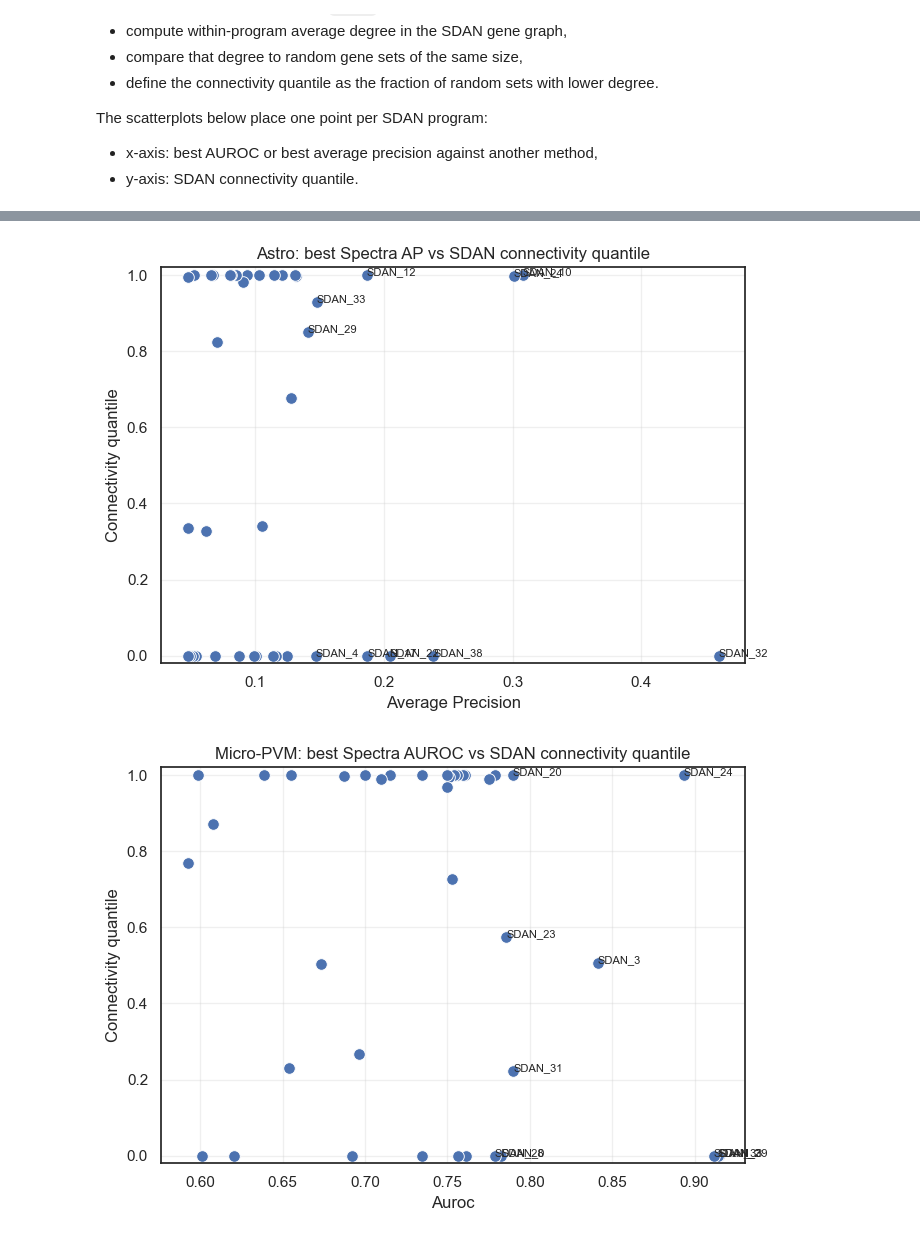
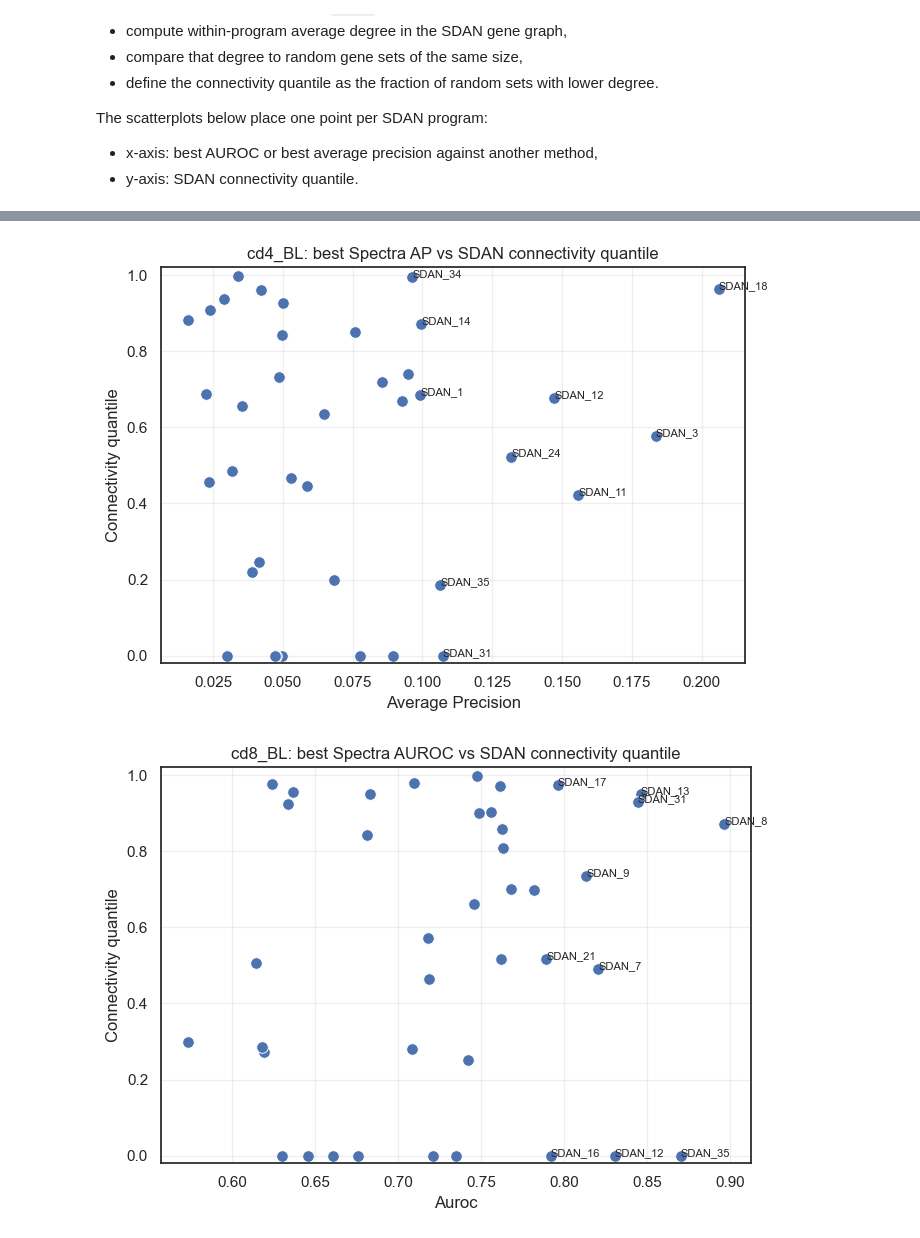
Before and after one commit to Sun-lab/SDAN, a Jupyter notebook: sdan_vs_scired_loading_vectors.ipynb, the cells around one changed output, grey strips where cells are left out. Drawn from its saved outputs; the diff is of its cells as text; code cells hidden in the pictures.

```diff
--- a/sdan_vs_scired_loading_vectors.ipynb
+++ b/sdan_vs_scired_loading_vectors.ipynb
@@ -309,11 +342,11 @@ Saved CSV outputs to:
 # %%
-# Optional: run both SEA-AD cell types at the same SDAN graph weight.
+# Optional: run both dataset cell types at the same SDAN graph weight.
 
-DEFAULT_WEIGHT = "2.0"
+BATCH_WEIGHT = DEFAULT_WEIGHT
 combined_best = []
 
-for cell_type in ["Astro", "Micro-PVM"]:
-    out = compute_program_factor_metrics(cell_type, DEFAULT_WEIGHT)
+for cell_type in CELL_TYPES:
+    out = compute_program_factor_metrics(cell_type, BATCH_WEIGHT)
     best = summarize_best_matches(out["metrics"], "average_precision")
     combined_best.append(best)
 
@@ -321,6 +354,6 @@ combined_best = pd.concat(combined_best, ignore_index=True)
 combined_best = combined_best.sort_values(["cell_type", "average_precision"], ascending=[True, False])
 display(combined_best.groupby("cell_type").head(10))
 
-combined_best.to_csv(RESULTS_DIR / f"SEA_AD_weight_{DEFAULT_WEIGHT}_best_matches_by_average_precision.csv", index=False)
+combined_best.to_csv(RESULTS_DIR / f"{DATASET}_weight_{BATCH_WEIGHT}_best_matches_by_average_precision.csv", index=False)
 # %% [output]
 |  | cell_type | sdan_weight | program | factor | n_genes_overlap | n_program_genes_total | n_program_genes_overlap | ... |
@@ -351,16 +384,11 @@ Important note:
 - Therefore, SDAN-vs-Spectra comparisons are computed only on the overlap between the SDAN gene universe and the Spectra union gene universe.
 - Genes outside that overlap are excluded from both positives and negatives for this comparison.
 # %%
-SPECTRA_OUTPUT = REPO_ROOT / "SDAN_Comparison" / "SEA_AD" / "output_comparison" / "Spectra"
-SPECTRA_RESULTS_DIR = REPO_ROOT / "SDAN_Comparison" / "SEA_AD" / "output_comparison" / "SDAN_vs_Spectra_loading"
-SPECTRA_RESULTS_DIR.mkdir(parents=True, exist_ok=True)
-
-
 def load_sdan_spectra_inputs(cell_type: str, sdan_weight: str = "2.0"):
     sdan_gene_list_path = SDAN_OUTPUT / f"gene_list_{cell_type}_{sdan_weight}.txt"
     sdan_program_path = SDAN_OUTPUT / f"name_s_{cell_type}_{sdan_weight}.txt"
-    spectra_gene_list_path = SPECTRA_OUTPUT / "gene_list_Astro_Micro-PVM_union_filtered.txt"
-    spectra_loading_path = SPECTRA_OUTPUT / "train_s_Astro_Micro-PVM_union.npy"
+    spectra_gene_list_path = SPECTRA_OUTPUT / DATASET_INFO["spectra_gene_list"]
+    spectra_loading_path = SPECTRA_OUTPUT / DATASET_INFO["spectra_loading"]
 
     sdan_gene_universe = pd.read_csv(sdan_gene_list_path, header=None).iloc[:, 0].astype(str).tolist()
     sdan_program_gene_sets = read_program_gene_sets(sdan_program_path)
@@ -494,11 +522,11 @@ Saved Spectra comparison CSV outputs to:
 # %%
-# Optional: run both SEA-AD cell types for SDAN vs Spectra at the same SDAN graph weight.
+# Optional: run both dataset cell types for SDAN vs Spectra at the same SDAN graph weight.
 
-SPECTRA_DEFAULT_WEIGHT = "2.0"
+SPECTRA_BATCH_WEIGHT = DEFAULT_WEIGHT
 combined_spectra_best = []
 
-for cell_type in ["Astro", "Micro-PVM"]:
-    out = compute_program_spectra_metrics(cell_type, SPECTRA_DEFAULT_WEIGHT)
+for cell_type in CELL_TYPES:
+    out = compute_program_spectra_metrics(cell_type, SPECTRA_BATCH_WEIGHT)
     best = summarize_best_matches(out["metrics"], "average_precision")
     combined_spectra_best.append(best)
 
@@ -506,6 +534,6 @@ combined_spectra_best = pd.concat(combined_spectra_best, ignore_index=True)
 combined_spectra_best = combined_spectra_best.sort_values(["cell_type", "average_precision"], ascending=[True, False])
 display(combined_spectra_best.groupby("cell_type").head(10))
 
-combined_spectra_best.to_csv(SPECTRA_RESULTS_DIR / f"SEA_AD_weight_{SPECTRA_DEFAULT_WEIGHT}_best_Spectra_matches_by_average_precision.csv", index=False)
+combined_spectra_best.to_csv(SPECTRA_RESULTS_DIR / f"{DATASET}_weight_{SPECTRA_BATCH_WEIGHT}_best_Spectra_matches_by_average_precision.csv", index=False)
 # %% [output]
 |  | cell_type | sdan_weight | program | factor | n_sdan_genes | n_spectra_genes | n_genes_overlap | ... |
@@ -542,10 +570,10 @@ The scatterplots below place one point per SDAN program:
 # %%
 # SDAN vs sciRED: one scatterplot per cell type.
 
-CONNECTIVITY_WEIGHT = "2.0"
-CONNECTIVITY_THRESHOLD = 0.8
+CONNECTIVITY_WEIGHT = CONNECTIVITY_WEIGHT_DEFAULT
+CONNECTIVITY_THRESHOLD = CONNECTIVITY_THRESHOLD_DEFAULT
 
-for cell_type in ["Astro", "Micro-PVM"]:
+for cell_type in CELL_TYPES:
     metrics = compute_program_factor_metrics(cell_type, CONNECTIVITY_WEIGHT)["metrics"]
     connectivity = compute_sdan_connectivity_quantiles(
         cell_type,
@@ -587,7 +615,7 @@ for cell_type in ["Astro", "Micro-PVM"]:
 # %%
 # SDAN vs Spectra: one scatterplot per cell type.
 
-for cell_type in ["Astro", "Micro-PVM"]:
+for cell_type in CELL_TYPES:
     metrics = compute_program_spectra_metrics(cell_type, CONNECTIVITY_WEIGHT)["metrics"]
     connectivity = compute_sdan_connectivity_quantiles(
         cell_type,
@@ -612,2 +640,2 @@ for cell_type in ["Astro", "Micro-PVM"]:
-[figure, old version]
+[figure, new version]
-[figure, old version]
+[figure, new version]
```
Also changed, not shown: parts of 9 cells of this notebook, 16 other files.
